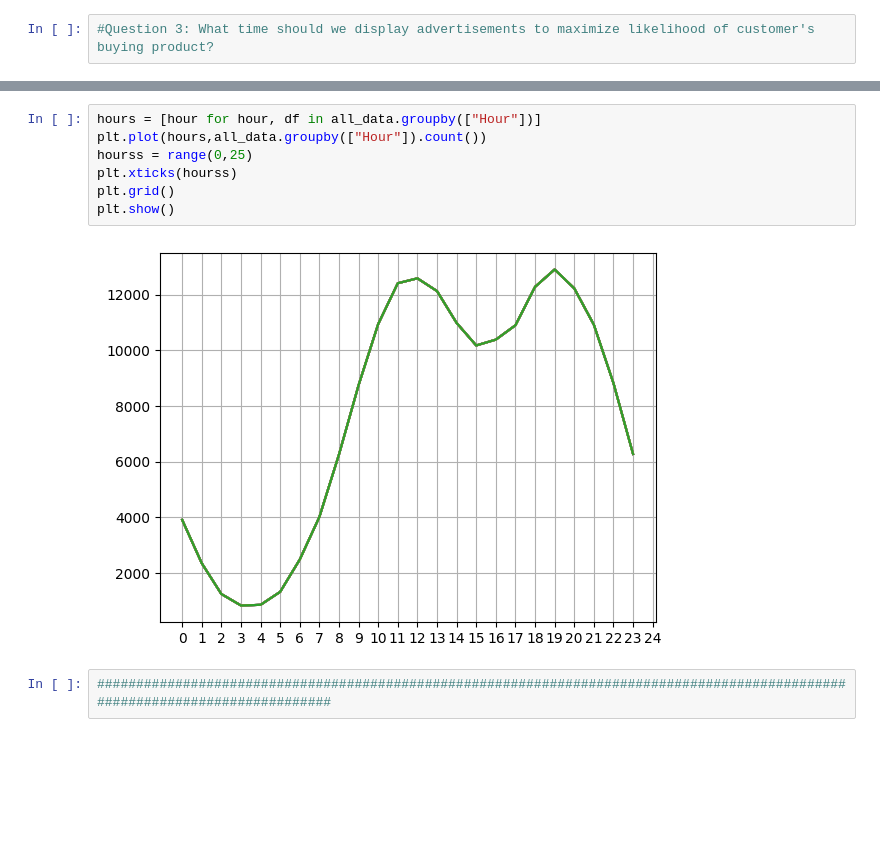
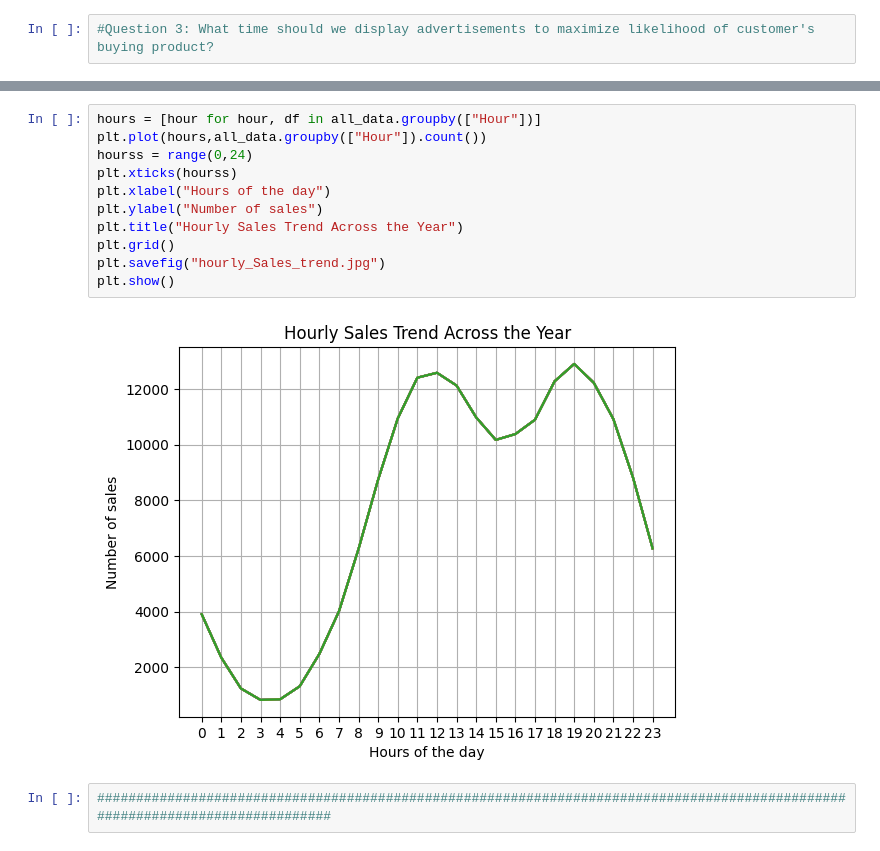
Before and after one commit to Bhuvan-Desai21/Sales_analysis_through_pandas, a Jupyter notebook: My_first_panda_project.ipynb, the cells around one changed output, grey strips where cells are left out. Cells and saved outputs as stored; diff of their text form; blank space fills up the shorter version.

```diff
--- a/My_first_panda_project.ipynb
+++ b/My_first_panda_project.ipynb
@@ -409,12 +426,16 @@ all_data.head()
 # %%
 hours = [hour for hour, df in all_data.groupby(["Hour"])]
 plt.plot(hours,all_data.groupby(["Hour"]).count())
-hourss = range(0,25)
+hourss = range(0,24)
 plt.xticks(hourss)
+plt.xlabel("Hours of the day")
+plt.ylabel("Number of sales")
+plt.title("Hourly Sales Trend Across the Year")
 plt.grid()
+plt.savefig("hourly_Sales_trend.jpg")
 plt.show()
 # %% [output]
-[figure, old version]
+[figure, new version]
 # %%
 ##############################################################################################################################
 # %%
```
Also changed, not shown: parts of 5 cells of this notebook.
